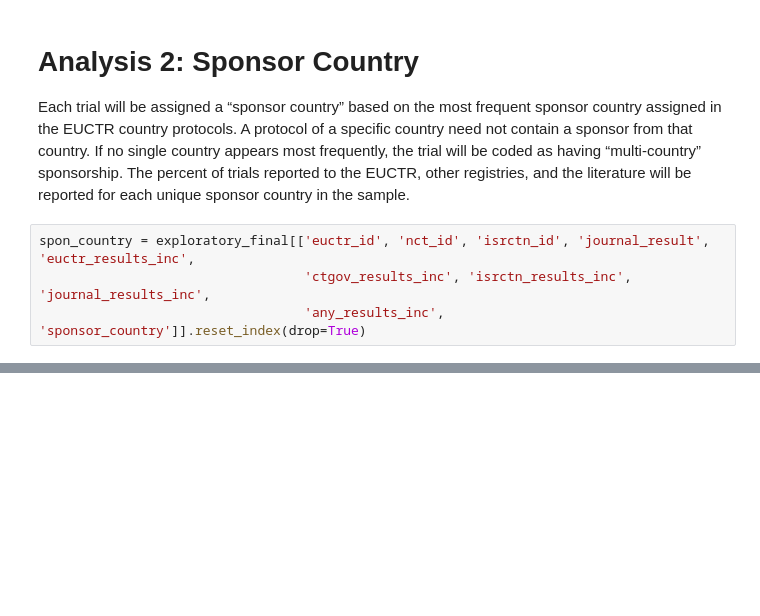
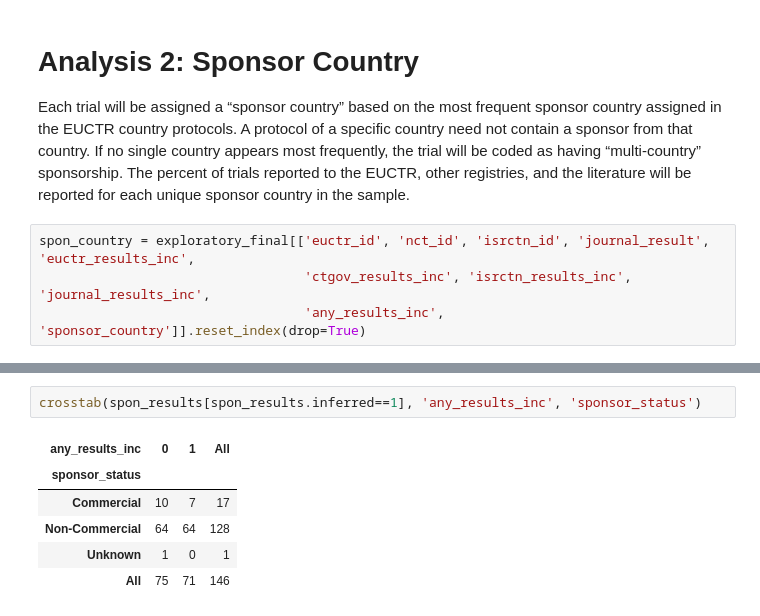
Before and after one commit to ebmdatalab/euctr_pub_search, a Jupyter notebook: notebooks/Anlysis.ipynb, the cells around one changed output, grey strips where cells are left out. Drawn from its saved outputs; the diff is of its cells as text; blank space fills up the shorter version.

```diff
--- a/notebooks/Anlysis.ipynb
+++ b/notebooks/Anlysis.ipynb
@@ -800,0 +1414,9 @@ any_reporting.sort_values(by='all', ascending=False)
+# %%
+crosstab(spon_results[spon_results.inferred==1], 'any_results_inc', 'sponsor_status')
+# %% [output]
+| any_results_inc | 0 | 1 | All |
+| sponsor_status |  |  |  |
+| Commercial | 10 | 7 | 17 |
+| Non-Commercial | 64 | 64 | 128 |
+| Unknown | 1 | 0 | 1 |
+| All | 75 | 71 | 146 |
```
Also changed, not shown: parts of 184 cells of this notebook, 7 other files.
